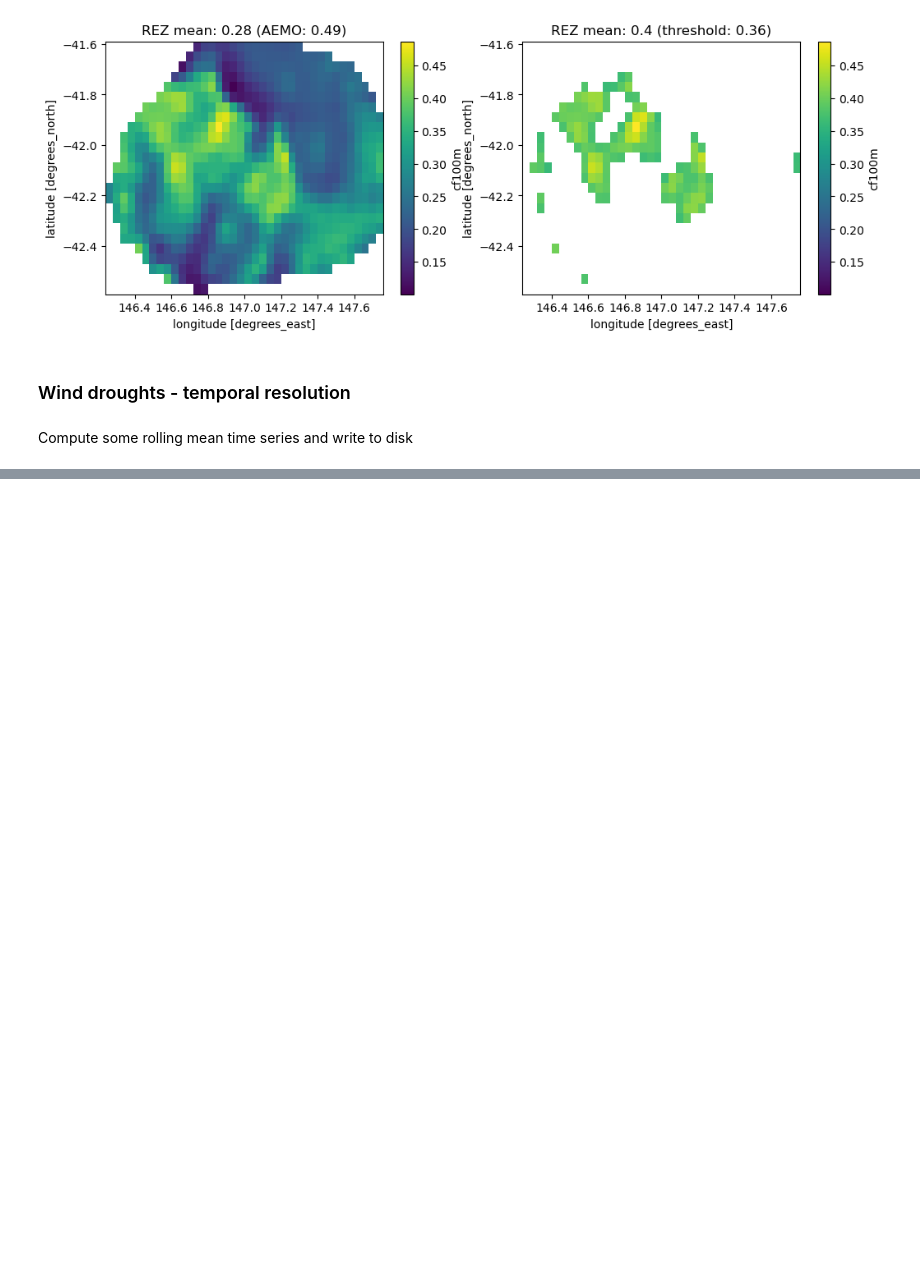
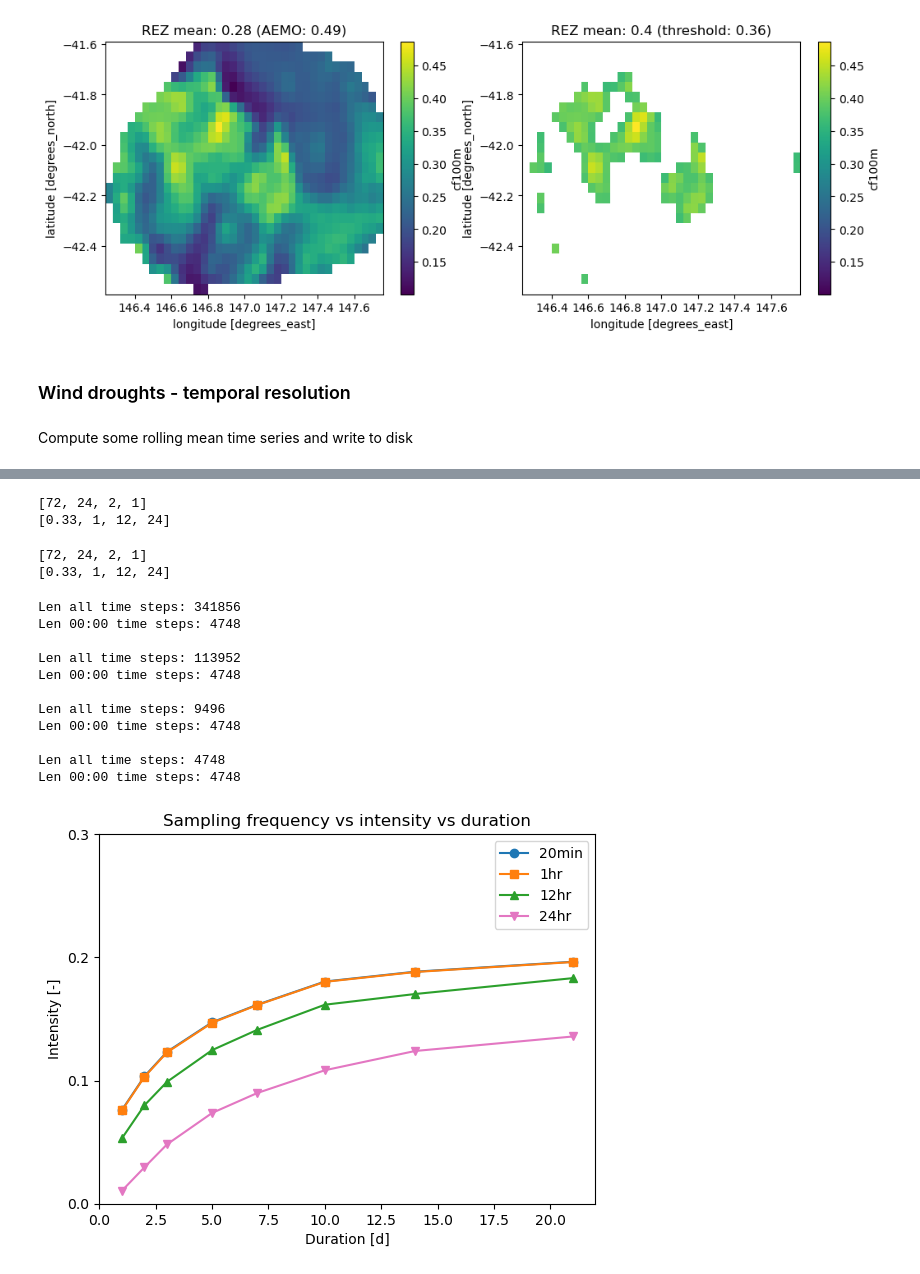
Before and after one commit to dougrichardson/wind_power_comparison, a Jupyter notebook: 04_analyse_REZ_capacity_factors.ipynb, the cells around one changed output, grey strips where cells are left out. Drawn from its saved outputs; the diff is of its cells as text; code cells hidden in the pictures; blank space fills up the shorter version.

```diff
--- a/02_REZ_capacity_factors.ipynb
+++ b/04_analyse_REZ_capacity_factors.ipynb
@@ -630,0 +308,26 @@ array(0.12339028)
+# %%
+sampling_freqs = ["20min", "1hr", "12hr", "24hr"]
+# %%
+window_lengths = [1, 2, 3, 5, 7, 10, 14, 21]
+# %%
+roll_cf_S6 = get_rolling_mean(
+    False,
+    cf_barra,
+    "S6",
+    sampling_freqs,
+    window_lengths
+)
+# %% [output]
+[72, 24, 2, 1]
+[0.33, 1, 12, 24]
+# %%
+roll_cf_Q1 = get_rolling_mean(
+    False,
+    cf_barra,
+    "Q1",
+    sampling_freqs,
+    window_lengths
+)
+# %% [output]
+[72, 24, 2, 1]
+[0.33, 1, 12, 24]
@@ -630,0 +338,4 @@ array(0.12339028)
+# %%
+def drought_intensity(da, freq, dim="time"):
+    da = da.dropna("time")
+    return da.where(da < da.quantile(freq, "time")).max("time")
@@ -630,0 +409,15 @@ array(0.12339028)
+# %%
+plot_idf(roll_cf_S6, 0.1)
+# %% [output]
+Len all time steps: 341856
+Len 00:00 time steps: 4748
+
+Len all time steps: 113952
+Len 00:00 time steps: 4748
+
+Len all time steps: 9496
+Len 00:00 time steps: 4748
+
+Len all time steps: 4748
+Len 00:00 time steps: 4748
+[figure, added]
```
Also changed, not shown: parts of 93 cells of this notebook.
